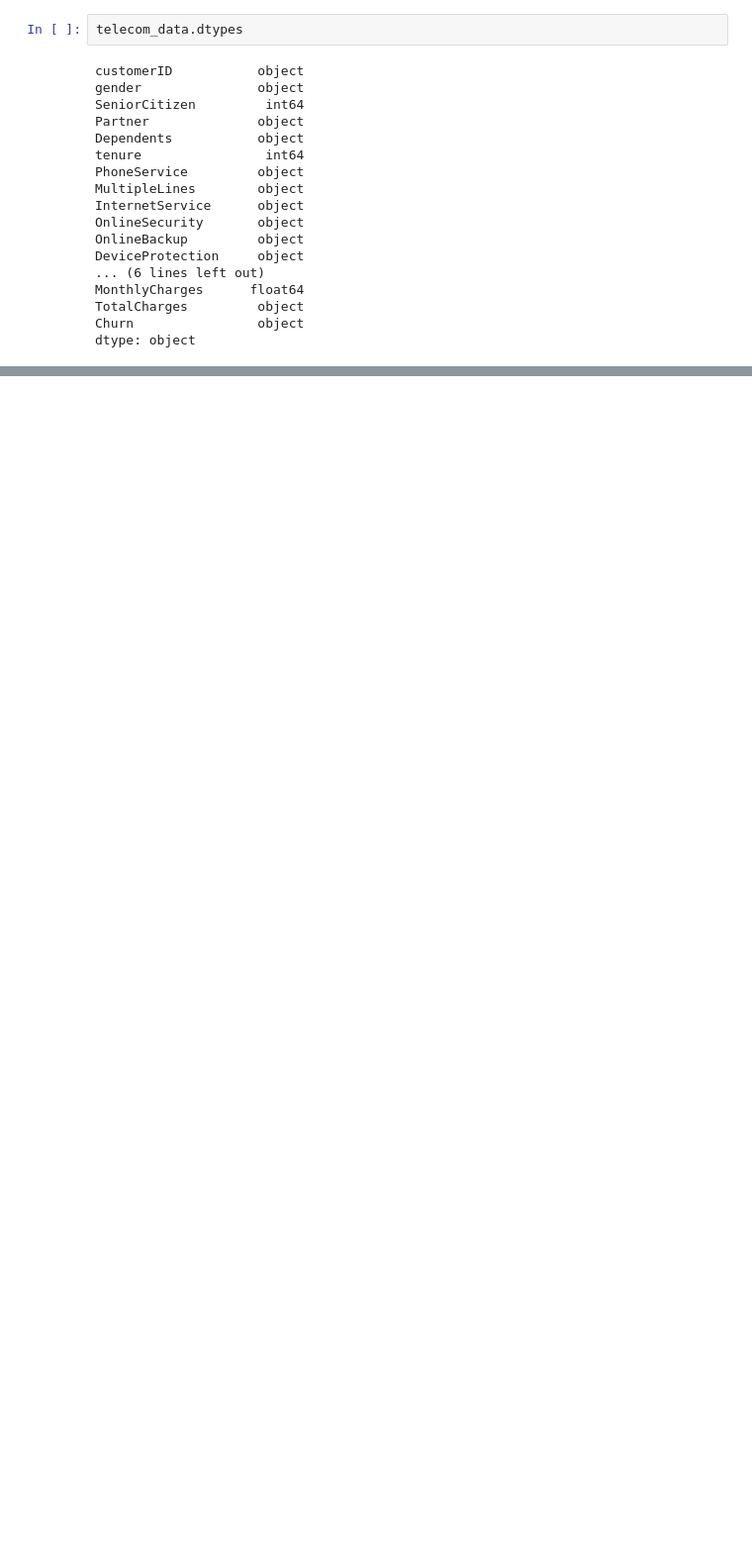
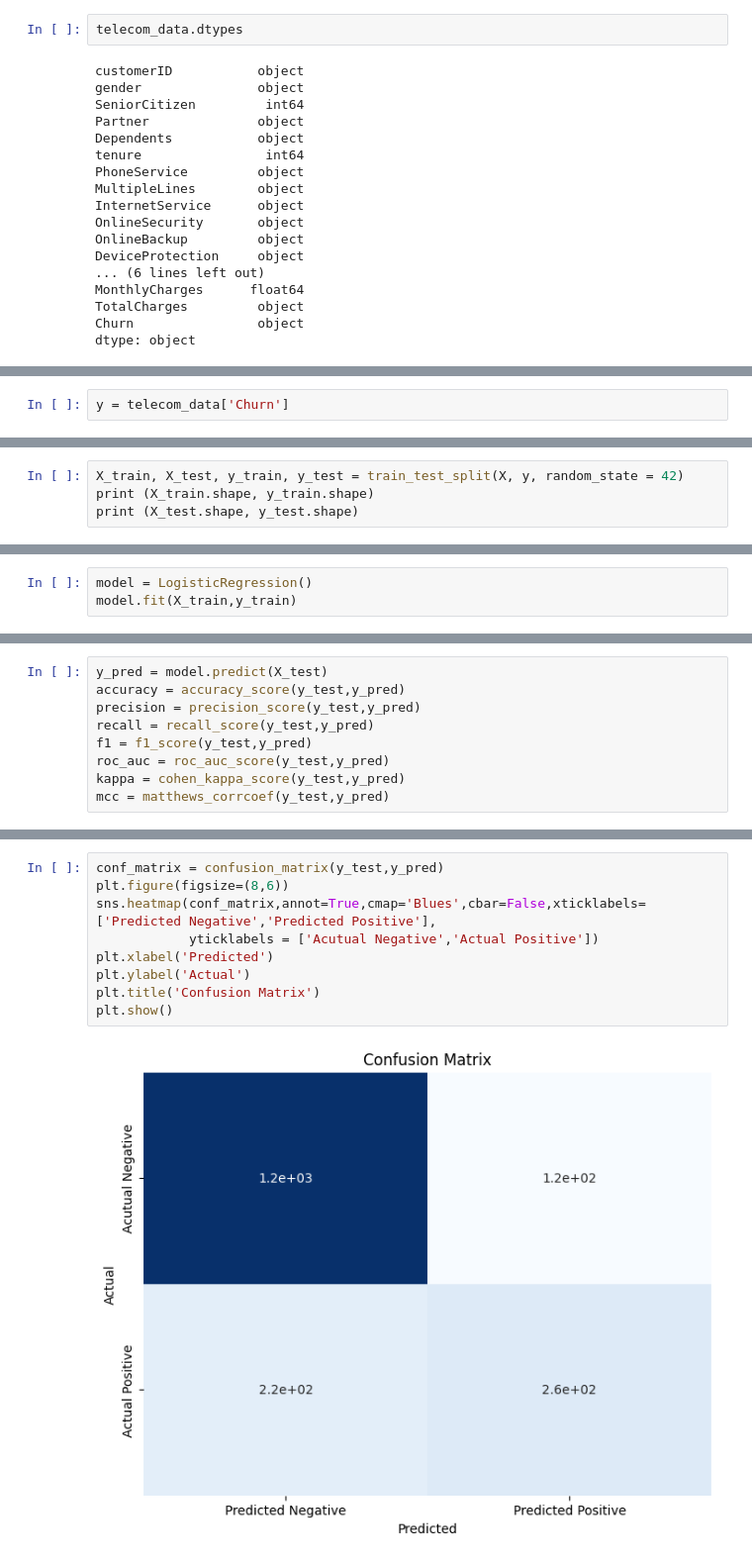
Before and after one commit to badrinarayanan02/machine_learning, a Jupyter notebook: 2348507_lab5.ipynb, the cells around one changed output, grey strips where cells are left out. Shown: that part at 99% size. Saved outputs shown, nothing was run; the diff lists cells and outputs as text; blank space fills up the shorter version.

Commit message:
Logistic regression model for predicting the customer churn rates

```diff
--- a/2348507_lab5.ipynb
+++ b/2348507_lab5.ipynb
@@ -70,0 +105,2 @@ Getting correlation between churn and other variables
+# %%
+y = telecom_data['Churn']
@@ -70,0 +134,4 @@ Getting correlation between churn and other variables
+# %%
+X_train, X_test, y_train, y_test = train_test_split(X, y, random_state = 42)
+print (X_train.shape, y_train.shape)
+print (X_test.shape, y_test.shape)
@@ -70,0 +141,3 @@ Getting correlation between churn and other variables
+# %%
+model = LogisticRegression()
+model.fit(X_train,y_train)
@@ -70,0 +155,9 @@ Getting correlation between churn and other variables
+# %%
+y_pred = model.predict(X_test)
+accuracy = accuracy_score(y_test,y_pred)
+precision = precision_score(y_test,y_pred)
+recall = recall_score(y_test,y_pred)
+f1 = f1_score(y_test,y_pred)
+roc_auc = roc_auc_score(y_test,y_pred)
+kappa = cohen_kappa_score(y_test,y_pred)
+mcc = matthews_corrcoef(y_test,y_pred)
@@ -70,0 +180,11 @@ Getting correlation between churn and other variables
+# %%
+conf_matrix = confusion_matrix(y_test,y_pred)
+plt.figure(figsize=(8,6))
+sns.heatmap(conf_matrix,annot=True,cmap='Blues',cbar=False,xticklabels=['Predicted Negative','Predicted Positive'],
+            yticklabels = ['Acutual Negative','Actual Positive'])
+plt.xlabel('Predicted')
+plt.ylabel('Actual')
+plt.title('Confusion Matrix')
+plt.show()
+# %% [output]
+[figure, added]
```
Also changed, not shown: parts of 22 cells of this notebook.
